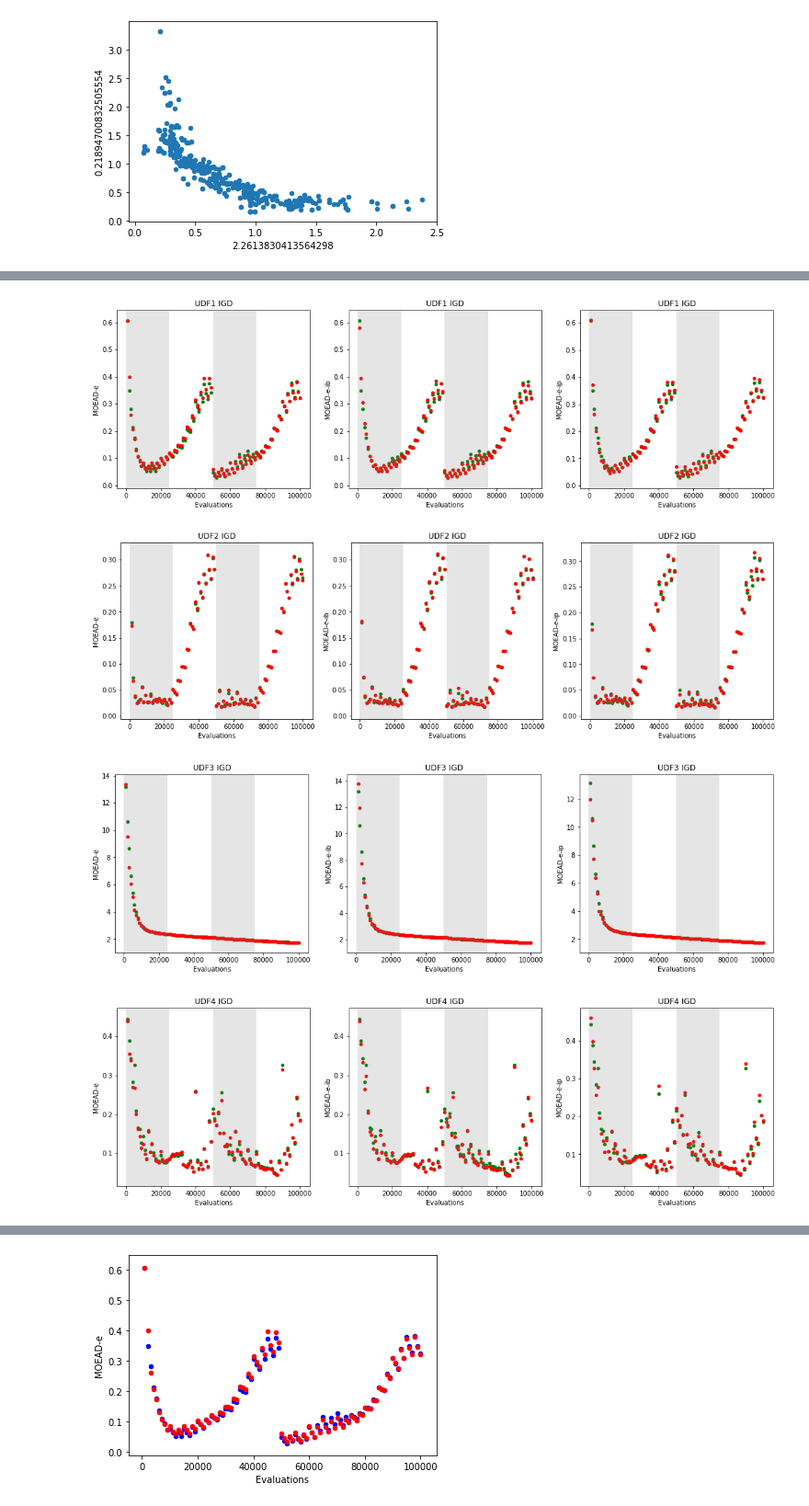
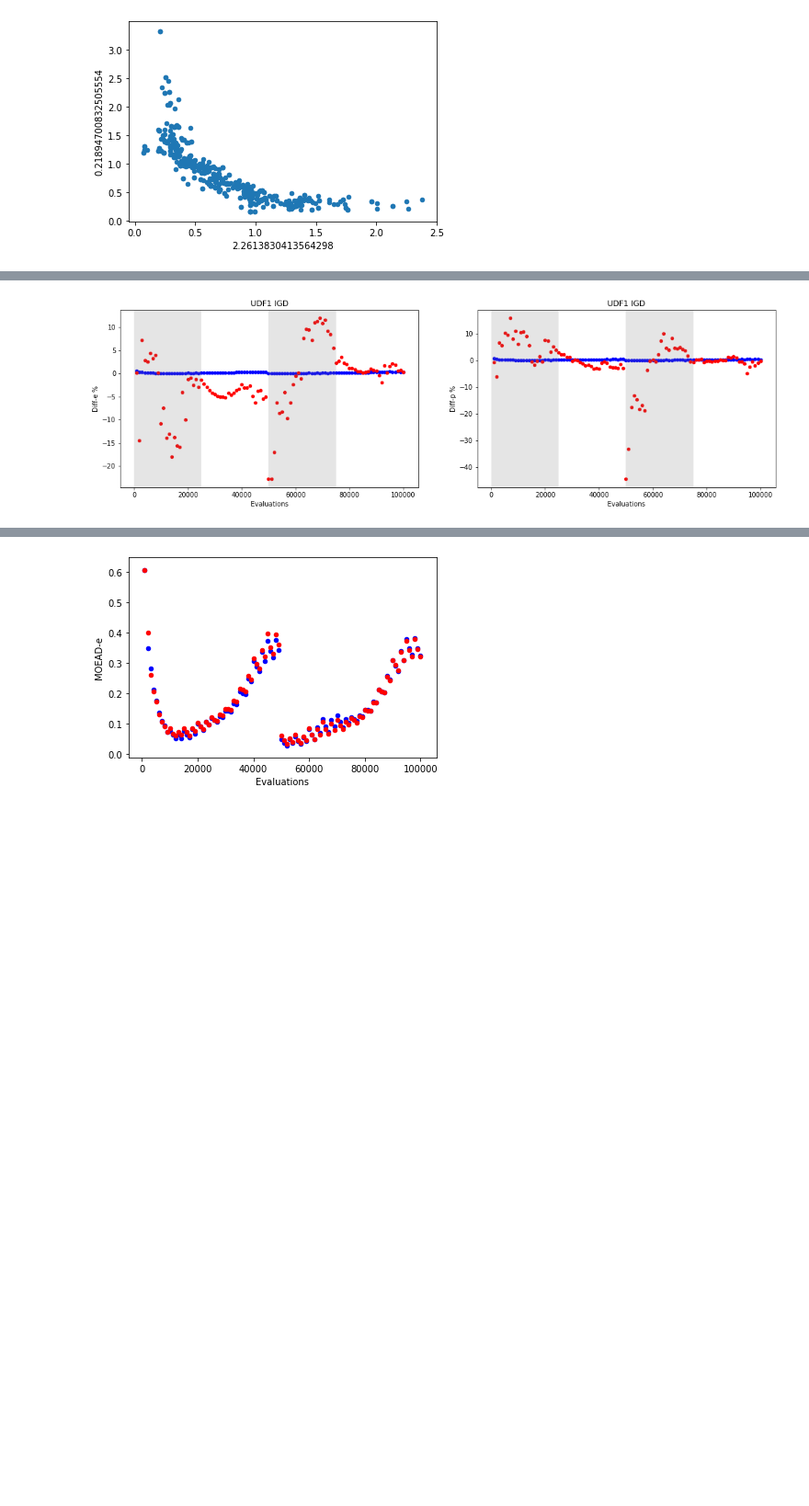
Before and after one commit to 12yuens2/cmlsga-jmetalpy, a Jupyter notebook: igd.ipynb, the cells around one changed output, grey strips where cells are left out. Shown at 92% size. Drawn from its saved outputs; the diff is of its cells as text; code cells hidden in the pictures; blank space fills up the shorter version.

```diff
--- a/igd.ipynb
+++ b/igd.ipynb
@@ -68,0 +140,6 @@ def generate_summary_from_experiment(input_dir, quality_indicators, problems, ev
+# %%
+igd_df = get_average_igd(df,
+                         ["MOEAD", "MOEAD-e", "MOEAD-e-ib", "MOEAD-e-ip"],
+                         problems_udf + problems_jy,
+                         [i for i in range(1000, 101000, 1000)]
+                        )
@@ -332,7 +357,4 @@ plot_difference(igd_df, ["Diff-e %", "Diff-b %", "Diff-p %"])
 # %%
-plot_scatter(igd_df, ["MOEAD-e", "MOEAD-e-ib", "MOEAD-e-ip"])
+plot_scatter(igd_df, ["Diff-e %", "Diff-p %"], ["UDF1"])
 # %% [output]
-[figure, old version]
+[figure, new version]
-[figure, removed]
-[figure, removed]
-[figure, removed]
```
Also changed, not shown: parts of 34 cells of this notebook.
